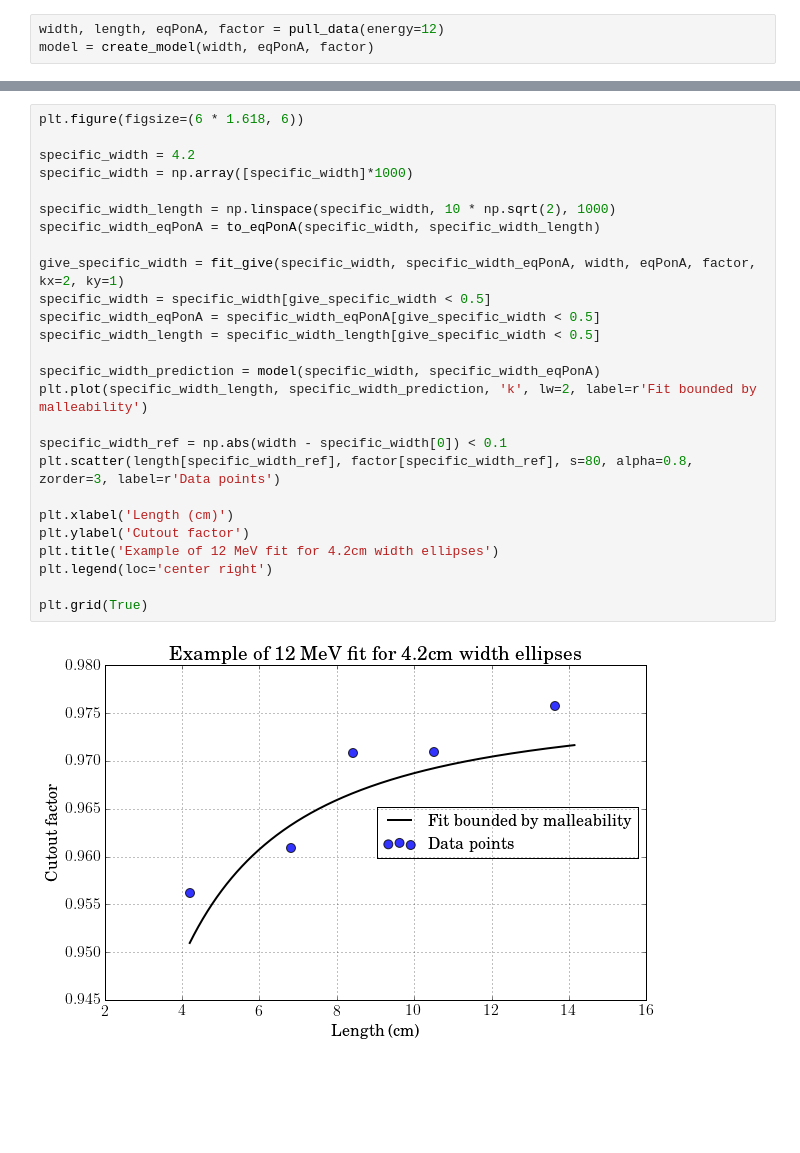
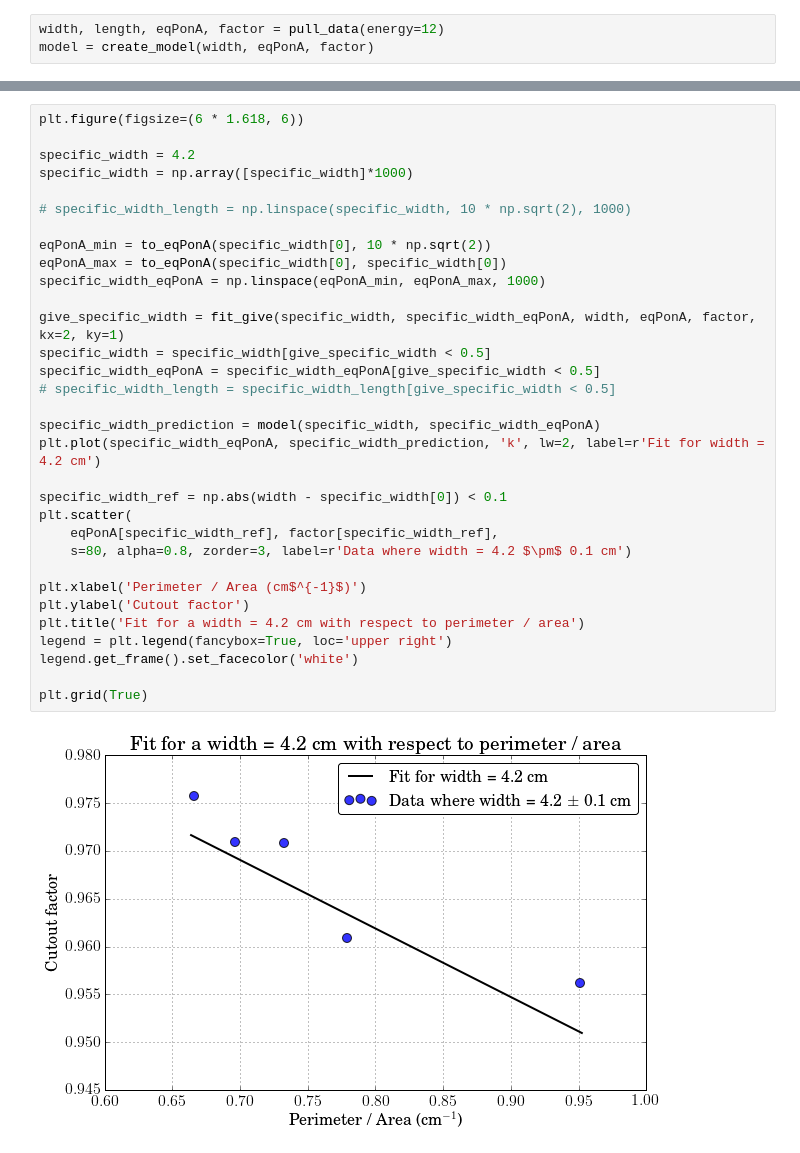
Before and after one commit to SimonBiggs/electronfactors, a Jupyter notebook: examples/Results model figures.ipynb, the cells around one changed output, grey strips where cells are left out. Drawn from its saved outputs; the diff is of its cells as text; blank space fills up the shorter version.

```diff
--- a/examples/Results model figures.ipynb
+++ b/examples/Results model figures.ipynb
@@ -115,28 +276,34 @@ plt.legend(loc='center right')
 # %%
 plt.figure(figsize=(6 * 1.618, 6))
 
 specific_width = 4.2
 specific_width = np.array([specific_width]*1000)
 
-specific_width_length = np.linspace(specific_width, 10 * np.sqrt(2), 1000)
-specific_width_eqPonA = to_eqPonA(specific_width, specific_width_length)
+# specific_width_length = np.linspace(specific_width, 10 * np.sqrt(2), 1000)
+
+eqPonA_min = to_eqPonA(specific_width[0], 10 * np.sqrt(2))
+eqPonA_max = to_eqPonA(specific_width[0], specific_width[0])
+specific_width_eqPonA = np.linspace(eqPonA_min, eqPonA_max, 1000)
 
 give_specific_width = fit_give(specific_width, specific_width_eqPonA, width, eqPonA, factor, kx=2, ky=1)
 specific_width = specific_width[give_specific_width < 0.5]
 specific_width_eqPonA = specific_width_eqPonA[give_specific_width < 0.5]
-specific_width_length = specific_width_length[give_specific_width < 0.5]
+# specific_width_length = specific_width_length[give_specific_width < 0.5]
 
 specific_width_prediction = model(specific_width, specific_width_eqPonA)
-plt.plot(specific_width_length, specific_width_prediction, 'k', lw=2, label=r'Fit bounded by malleability')
+plt.plot(specific_width_eqPonA, specific_width_prediction, 'k', lw=2, label=r'Fit for width = 4.2 cm')
 
 specific_width_ref = np.abs(width - specific_width[0]) < 0.1
-plt.scatter(length[specific_width_ref], factor[specific_width_ref], s=80, alpha=0.8, zorder=3, label=r'Data points')
+plt.scatter(
+    eqPonA[specific_width_ref], factor[specific_width_ref],
+    s=80, alpha=0.8, zorder=3, label=r'Data where width = 4.2 $\pm$ 0.1 cm')
 
-plt.xlabel('Length (cm)')
+plt.xlabel('Perimeter / Area (cm$^{-1}$)')
 plt.ylabel('Cutout factor')
-plt.title('Example of 12 MeV fit for 4.2cm width ellipses')
-plt.legend(loc='center right')
+plt.title('Fit for a width = 4.2 cm with respect to perimeter / area')
+legend = plt.legend(fancybox=True, loc='upper right')
+legend.get_frame().set_facecolor('white')
 
 plt.grid(True)
 # %% [output]
-[figure, old version]
+[figure, new version]
```
Also changed, not shown: parts of 14 cells of this notebook.
